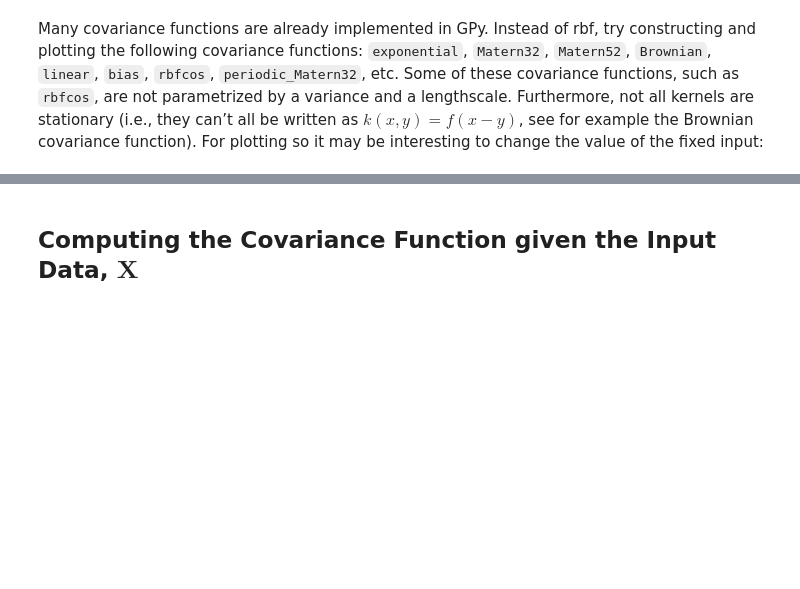
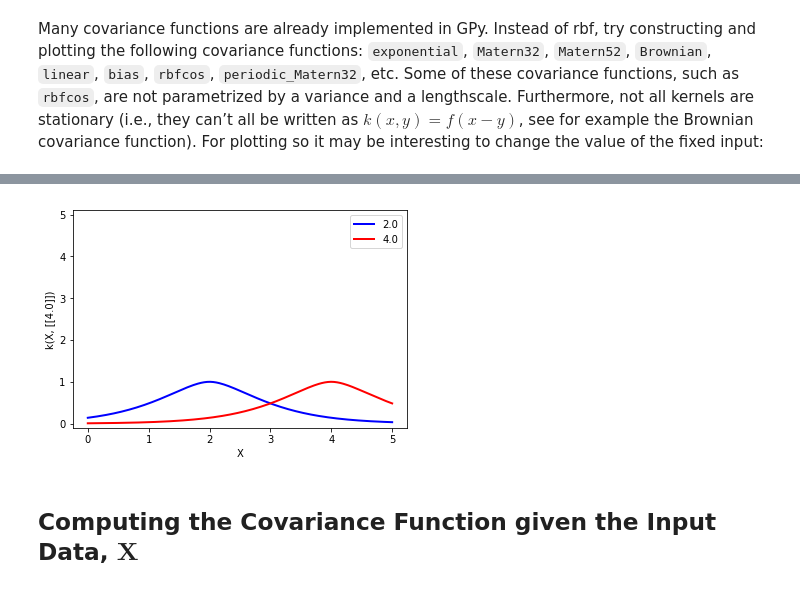
Before and after one commit to akshayats/gpss, a Jupyter notebook: GPSS_Lab1_2017.ipynb, the cells around one changed output, grey strips where cells are left out. Drawn from its saved outputs; the diff is of its cells as text; code cells hidden in the pictures; blank space fills up the shorter version.

```diff
--- a/GPSS_Lab1_2017.ipynb
+++ b/GPSS_Lab1_2017.ipynb
@@ -105,0 +111,11 @@ plt.ylim(-0.1,5.1)
+# %%
+fig, ax = plt.subplots(1)
+kb = GPy.kern.Matern32(input_dim=1)
+inputs = np.array([2., 4.])
+c = ['b', 'r','k','c','m']
+for i,x in enumerate(inputs):
+    kb.plot(x,ax=ax,plot_limits=[0,5], color=c[i])
+plt.legend(inputs)
+plt.ylim(-0.1,5.1)
+# %% [output]
+[figure, added]
```
Also changed, not shown: parts of 9 cells of this notebook.
